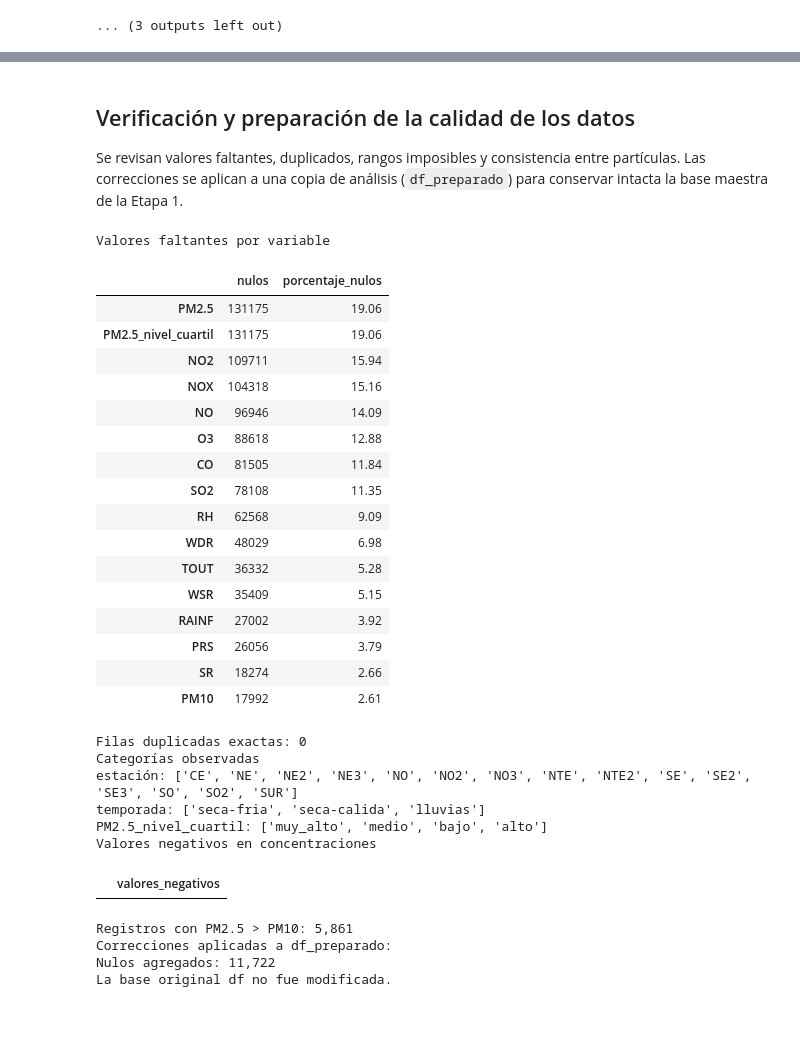
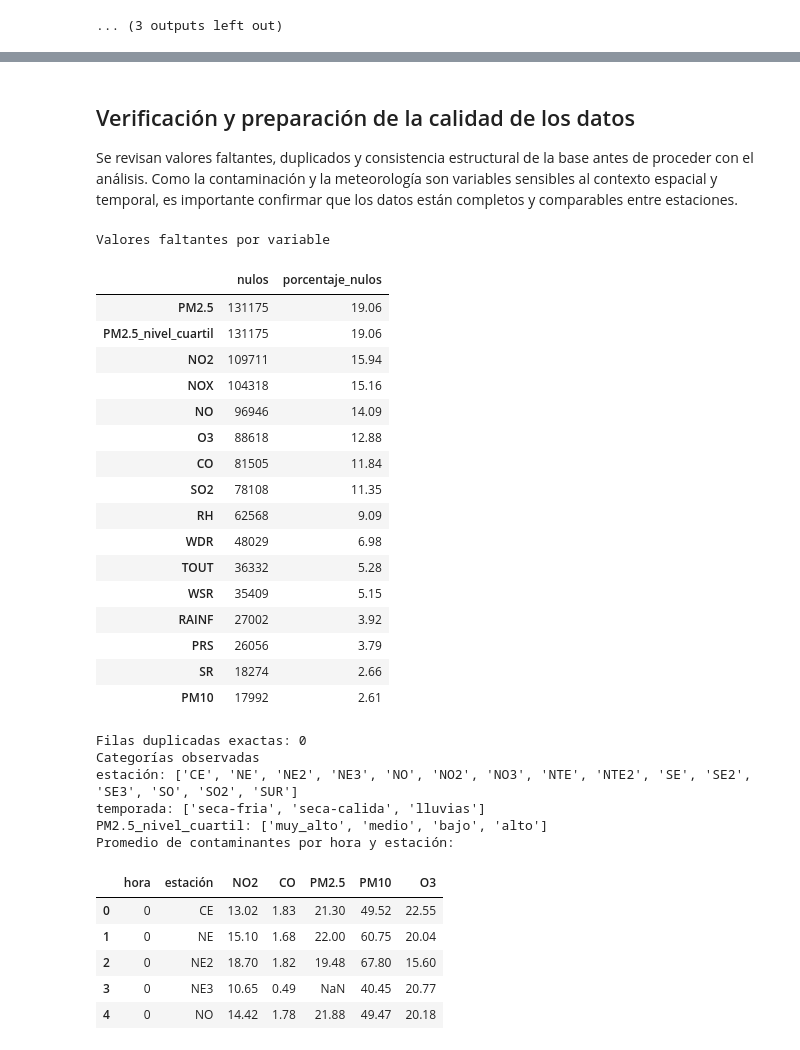
Before and after one commit to andreacldp/Multivariados_SIMA, a Jupyter notebook: etapa2.ipynb, the cells around one changed output, grey strips where cells are left out. Saved outputs shown, nothing was run; the diff lists cells and outputs as text; code cells hidden in the pictures; blank space fills up the shorter version.

```diff
--- a/etapa2.ipynb
+++ b/etapa2.ipynb
@@ -19,14 +19,14 @@ if not DATA_PATH.exists():
 df = pd.read_parquet(DATA_PATH)
 df["fecha_hora"] = pd.to_datetime(df["fecha_hora"])
 
-contaminantes = ["CO", "NO", "NO2", "NOX", "O3", "PM10", "PM2.5", "SO2"]
-meteorologicas = ["PRS", "RAINF", "RH", "SR", "TOUT", "WSR", "WDR"]
-variables_movilidad = ["año_archivo", "mes", "hora", "dia_semana", "es_fin_de_semana"]
+contaminantes = ["CO", "NO2", "O3", "PM10", "PM2.5"]
+meteorologicas = ["TOUT", "RH", "SR", "WSR", "WDR", "RAINF", "PRS"]
+variables_movilidad = ["año_archivo", "mes", "hora", "dia_semana", "es_fin_de_semana", "temporada"]
 variables_categoricas = ["estación", "año_archivo", "mes", "hora", "dia_semana", "temporada", "es_fin_de_semana"]
 
 print(f"Base cargada: {DATA_PATH}")
 print(f"Registros: {len(df):,} | Columnas: {df.shape[1]}")
-print("La base no incluye tráfico vehicular, fecha de apertura de líneas ni zonas de tratamiento.")
+print("La base no incluye medición directa de tráfico vehicular; por ello se usará horario, día de la semana y temporada como aproximación de movilidad.")
 # %% [output]
 Base cargada: output\sima_2020_2025_limpio.parquet
 Registros: 688,184 | Columnas: 33
@@ -263,12 +279,12 @@ Los boxplots permiten comparar dispersión y valores atípicos; los histogramas
 # %%
-fig, axes = plt.subplots(2, 4, figsize=(15, 8))
+fig, axes = plt.subplots(2, 3, figsize=(15, 8))
 for axis, variable in zip(axes.flat, contaminantes):
     sns.boxplot(data=df, y=variable, ax=axis, color="#f4a261")
     axis.set_title(f"Boxplot de {variable}")
 plt.tight_layout()
 plt.show()
 
-fig, axes = plt.subplots(2, 4, figsize=(15, 8))
+fig, axes = plt.subplots(2, 3, figsize=(15, 8))
 for axis, variable in zip(axes.flat, contaminantes):
     sns.histplot(df[variable].dropna(), bins=50, kde=True, ax=axis, color="#2a9d8f")
     axis.set_title(f"Distribución de {variable}")
@@ -309,4 +325,14 @@ axes[1].pie(proporcion_estaciones, labels=proporcion_estaciones.index, autopct="
 axes[1].set_title("Participación de registros por estación")
 plt.tight_layout()
 plt.show()
+
+# Exploración adicional de movilidad y meteorología
+fig, axes = plt.subplots(1, 2, figsize=(14, 5))
+for variable, ax in [("dia_semana", axes[0]), ("es_fin_de_semana", axes[1])]:
+    datos = df.groupby(variable, observed=True)[contaminantes].mean()
+    datos.plot(kind="bar", ax=ax, title=f"Promedio de contaminantes por {variable}")
+    ax.set_ylabel("Concentración promedio")
+    ax.legend(loc="upper right")
+plt.tight_layout()
+plt.show()
 # %% [output]
@@ -319,7 +346,7 @@ plt.show()
 # %% [markdown]
 ## Verificación y preparación de la calidad de los datos
 
-Se revisan valores faltantes, duplicados, rangos imposibles y consistencia entre partículas. Las correcciones se aplican a una copia de análisis (`df_preparado`) para conservar intacta la base maestra de la Etapa 1.
+Se revisan valores faltantes, duplicados y consistencia estructural de la base antes de proceder con el análisis. Como la contaminación y la meteorología son variables sensibles al contexto espacial y temporal, es importante confirmar que los datos están completos y comparables entre estaciones.
 # %%
 faltantes = (
     df.isna().sum()
@@ -334,55 +361,42 @@ display(faltantes)
 
 print(f"Filas duplicadas exactas: {df.duplicated().sum():,}")
 print("Categorías observadas")
 for variable in ["estación", "temporada", "PM2.5_nivel_cuartil"]:
     print(f"{variable}: {df[variable].dropna().unique().tolist()}")
 
-concentraciones = ["CO", "NO", "NO2", "NOX", "O3", "PM10", "PM2.5", "SO2"]
-negativos = {variable: int((df[variable] < 0).sum()) for variable in concentraciones}
-negativos = pd.Series(negativos, name="valores_negativos")
-print("Valores negativos en concentraciones")
-display(negativos.to_frame().query("valores_negativos > 0"))
-
-inconsistencias_pm = int((df["PM2.5"] > df["PM10"]).sum())
-print(f"Registros con PM2.5 > PM10: {inconsistencias_pm:,}")
-
-# Se corrigen solo errores físicos evidentes en la copia usada para el análisis.
-df_preparado = df.copy()
-for variable in concentraciones:
-    df_preparado.loc[df_preparado[variable] < 0, variable] = np.nan
-df_preparado.loc[df_preparado["PM2.5"] > df_preparado["PM10"], ["PM2.5", "PM10"]] = np.nan
-
-print("Correcciones aplicadas a df_preparado:")
-print(f"Nulos agregados: {df_preparado.isna().sum().sum() - df.isna().sum().sum():,}")
-print("La base original df no fue modificada.")
+# Diagnóstico inicial de la relación entre tráfico y meteorología
+promedio_hora_estacion = df.groupby(["hora", "estación"])[["NO2", "CO", "PM2.5", "PM10", "O3"]].mean().reset_index()
+print("Promedio de contaminantes por hora y estación:")
+display(promedio_hora_estacion.head())
 # %% [output]
 Valores faltantes por variable
 |  | nulos | porcentaje_nulos |
 | PM2.5 | 131175 | 19.06 |
 | PM2.5_nivel_cuartil | 131175 | 19.06 |
 | NO2 | 109711 | 15.94 |
 | NOX | 104318 | 15.16 |
 | NO | 96946 | 14.09 |
 | O3 | 88618 | 12.88 |
 | CO | 81505 | 11.84 |
 | SO2 | 78108 | 11.35 |
 | RH | 62568 | 9.09 |
 | WDR | 48029 | 6.98 |
 | TOUT | 36332 | 5.28 |
 | WSR | 35409 | 5.15 |
 | RAINF | 27002 | 3.92 |
 | PRS | 26056 | 3.79 |
 | SR | 18274 | 2.66 |
 | PM10 | 17992 | 2.61 |
 Filas duplicadas exactas: 0
 Categorías observadas
 estación: ['CE', 'NE', 'NE2', 'NE3', 'NO', 'NO2', 'NO3', 'NTE', 'NTE2', 'SE', 'SE2', 'SE3', 'SO', 'SO2', 'SUR']
 temporada: ['seca-fria', 'seca-calida', 'lluvias']
 PM2.5_nivel_cuartil: ['muy_alto', 'medio', 'bajo', 'alto']
-Valores negativos en concentraciones
+Promedio de contaminantes por hora y estación:
-|  | valores_negativos |
+|  | hora | estación | NO2 | CO | PM2.5 | PM10 | O3 |
+| 0 | 0 | CE | 13.02 | 1.83 | 21.30 | 49.52 | 22.55 |
+| 1 | 0 | NE | 15.10 | 1.68 | 22.00 | 60.75 | 20.04 |
+| 2 | 0 | NE2 | 18.70 | 1.82 | 19.48 | 67.80 | 15.60 |
+| 3 | 0 | NE3 | 10.65 | 0.49 | NaN | 40.45 | 20.77 |
+| 4 | 0 | NO | 14.42 | 1.78 | 21.88 | 49.47 | 20.18 |
-Registros con PM2.5 > PM10: 5,861
-Correcciones aplicadas a df_preparado:
-Nulos agregados: 11,722
-La base original df no fue modificada.
 # %% [markdown]
```
Also changed, not shown: parts of 10 cells of this notebook, 14 other files.
